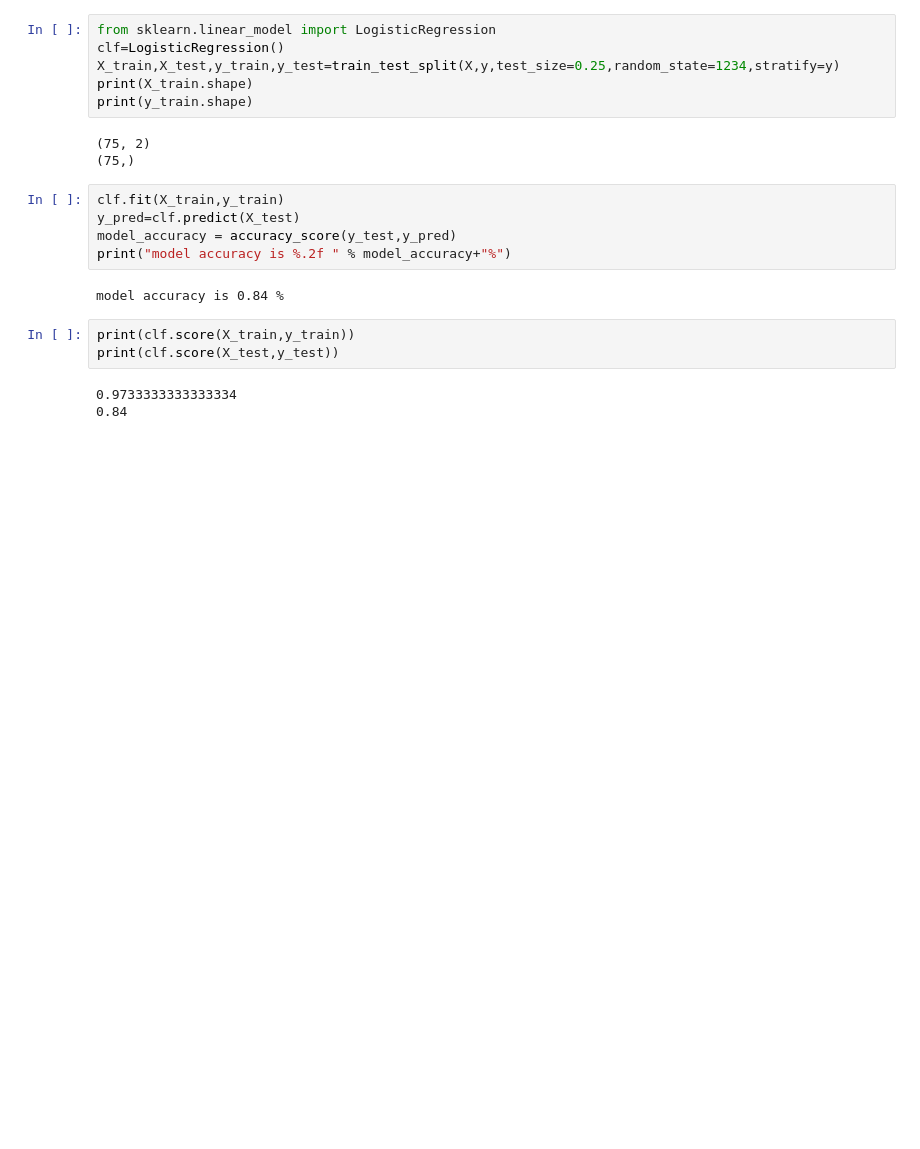
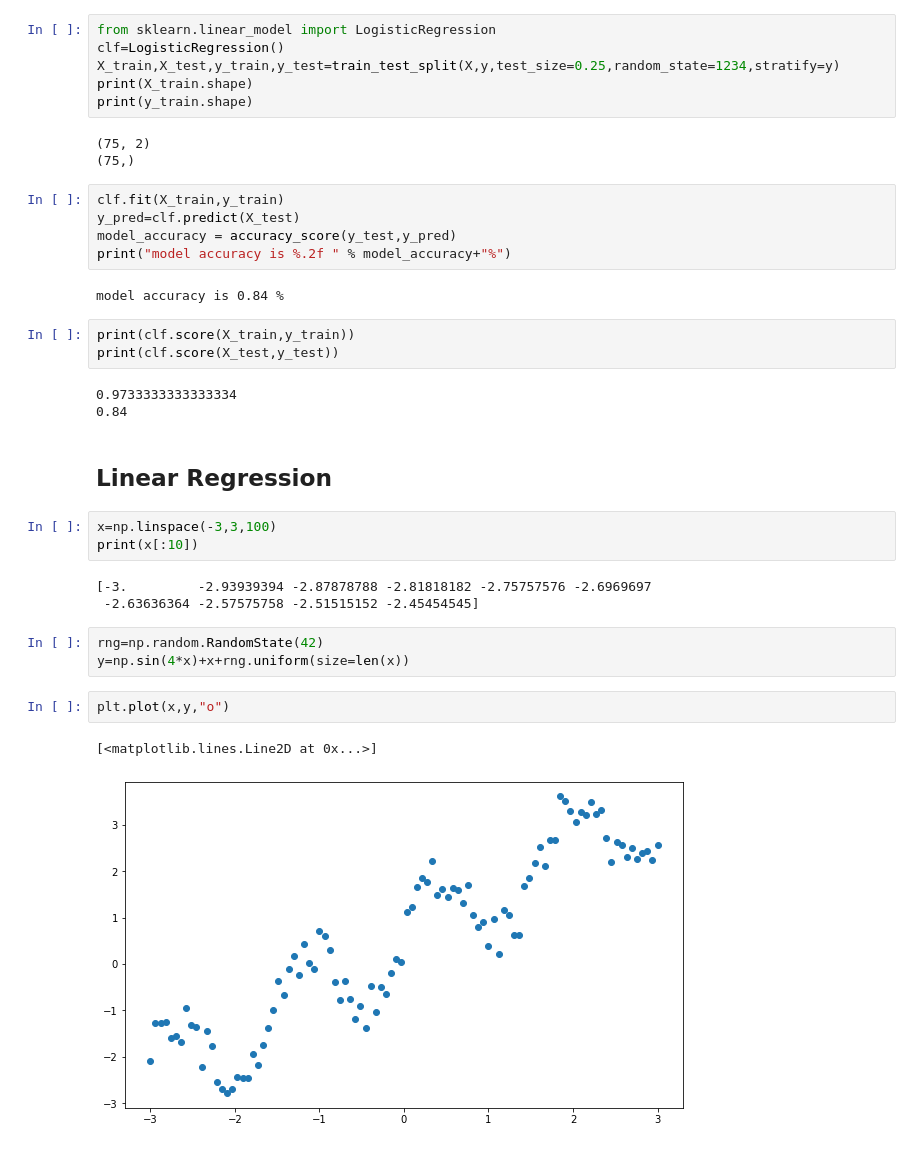
Before and after one commit to Amirserajj/ML-Lab, a Jupyter notebook: ML_Lab_Scikit.ipynb, the cells around one changed output. Cells and saved outputs as stored; diff of their text form; blank space fills up the shorter version.

Commit message:
Linear Regression on random data

```diff
--- a/ML_Lab_Scikit.ipynb
+++ b/ML_Lab_Scikit.ipynb
@@ -287,3 +287,19 @@ print(clf.score(X_test,y_test))
 # %% [output]
 0.9733333333333334
 0.84
+# %% [markdown]
+## Linear **Regression**
+# %%
+x=np.linspace(-3,3,100)
+print(x[:10])
+# %% [output]
+[-3.         -2.93939394 -2.87878788 -2.81818182 -2.75757576 -2.6969697
+ -2.63636364 -2.57575758 -2.51515152 -2.45454545]
+# %%
+rng=np.random.RandomState(42)
+y=np.sin(4*x)+x+rng.uniform(size=len(x))
+# %%
+plt.plot(x,y,"o")
+# %% [output]
+[<matplotlib.lines.Line2D at 0x...>]
+[figure, added]
```
Also changed, not shown: parts of 9 cells of this notebook.
